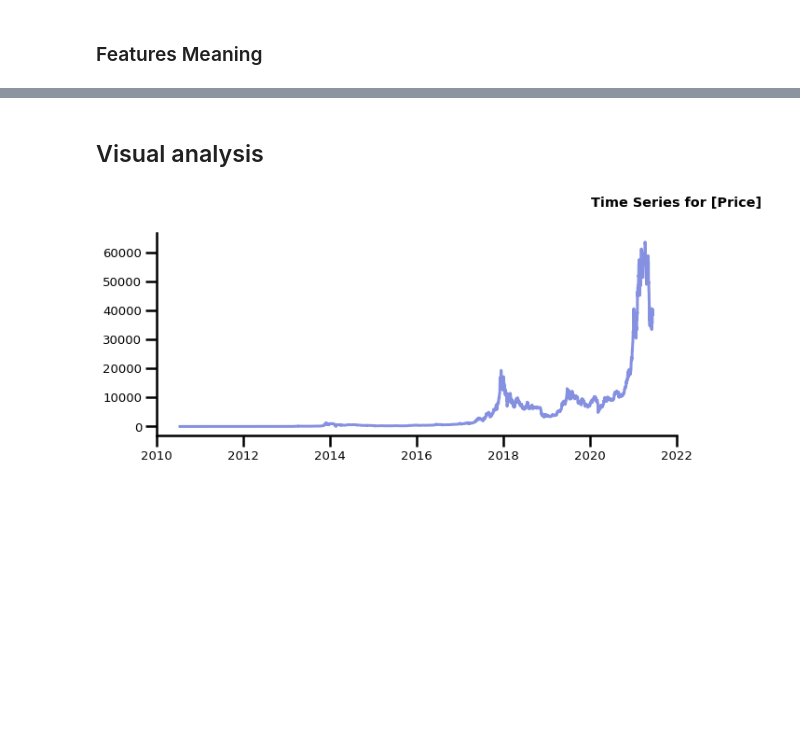
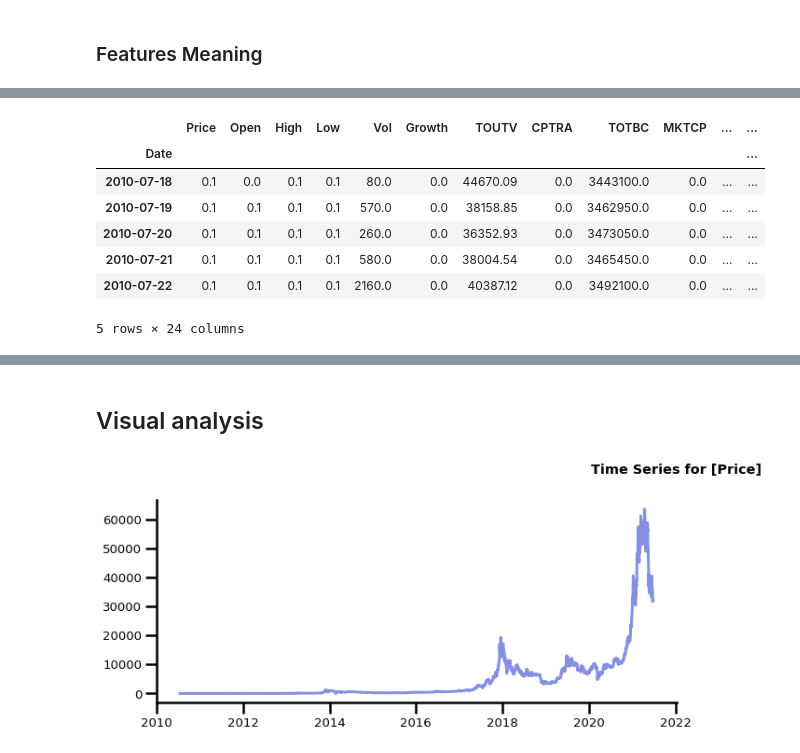
Before and after one commit to serg-razum-off/DFP-Numeric-2, a Jupyter notebook: train/btc_eda_playground.ipynb, the cells around one changed output, grey strips where cells are left out. Saved outputs shown, nothing was run; the diff lists cells and outputs as text; code cells hidden in the pictures; blank space fills up the shorter version.

```diff
--- a/train/btc_eda_playground.ipynb
+++ b/train/btc_eda_playground.ipynb
@@ -102,4 +117,15 @@ Index(['Price', 'Open', 'High', 'Low', 'Vol', 'Growth', 'TOUTV', 'CPTRA',
       dtype='object')
+# %%
+data_manager.data_btc[:5]
+# %% [output]
+|  | Price | Open | High | Low | Vol | Growth | TOUTV | CPTRA | TOTBC | MKTCP | ... | ... |
+| Date |  |  |  |  |  |  |  |  |  |  |  | ... |
+| 2010-07-18 | 0.1 | 0.0 | 0.1 | 0.1 | 80.0 | 0.0 | 44670.09 | 0.0 | 3443100.0 | 0.0 | ... | ... |
+| 2010-07-19 | 0.1 | 0.1 | 0.1 | 0.1 | 570.0 | 0.0 | 38158.85 | 0.0 | 3462950.0 | 0.0 | ... | ... |
+| 2010-07-20 | 0.1 | 0.1 | 0.1 | 0.1 | 260.0 | 0.0 | 36352.93 | 0.0 | 3473050.0 | 0.0 | ... | ... |
+| 2010-07-21 | 0.1 | 0.1 | 0.1 | 0.1 | 580.0 | 0.0 | 38004.54 | 0.0 | 3465450.0 | 0.0 | ... | ... |
+| 2010-07-22 | 0.1 | 0.1 | 0.1 | 0.1 | 2160.0 | 0.0 | 40387.12 | 0.0 | 3492100.0 | 0.0 | ... | ... |
+5 rows × 24 columns
 # %%
 data_manager.data_files_prop
 # %% [output]
```
Also changed, not shown: parts of 16 cells of this notebook, 27 other files.
